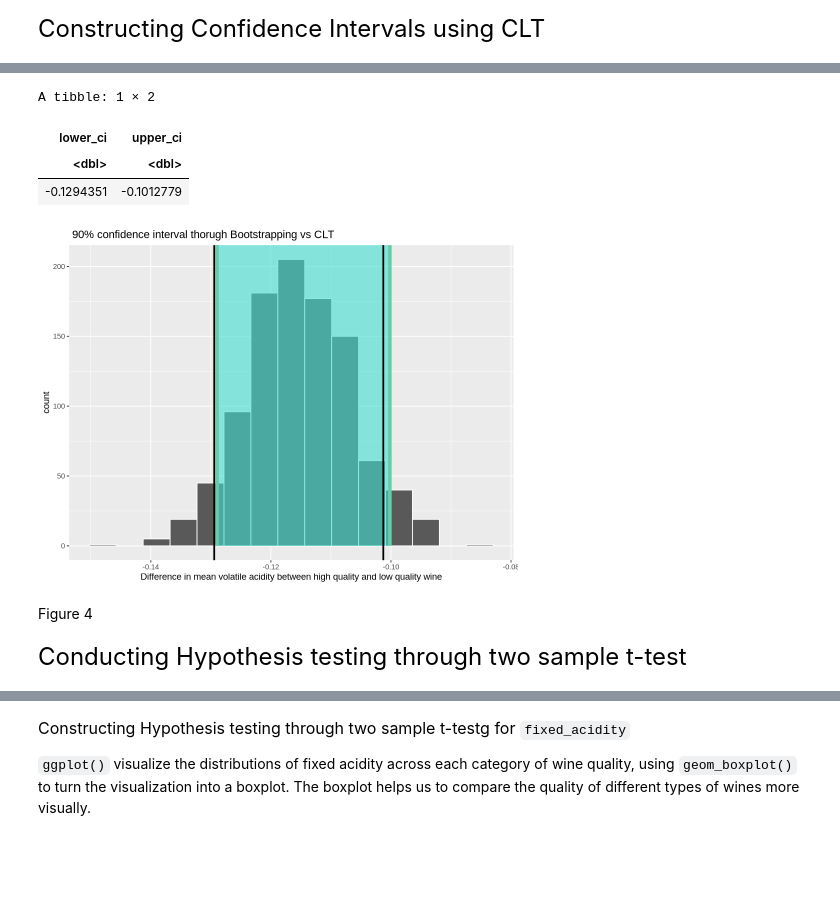
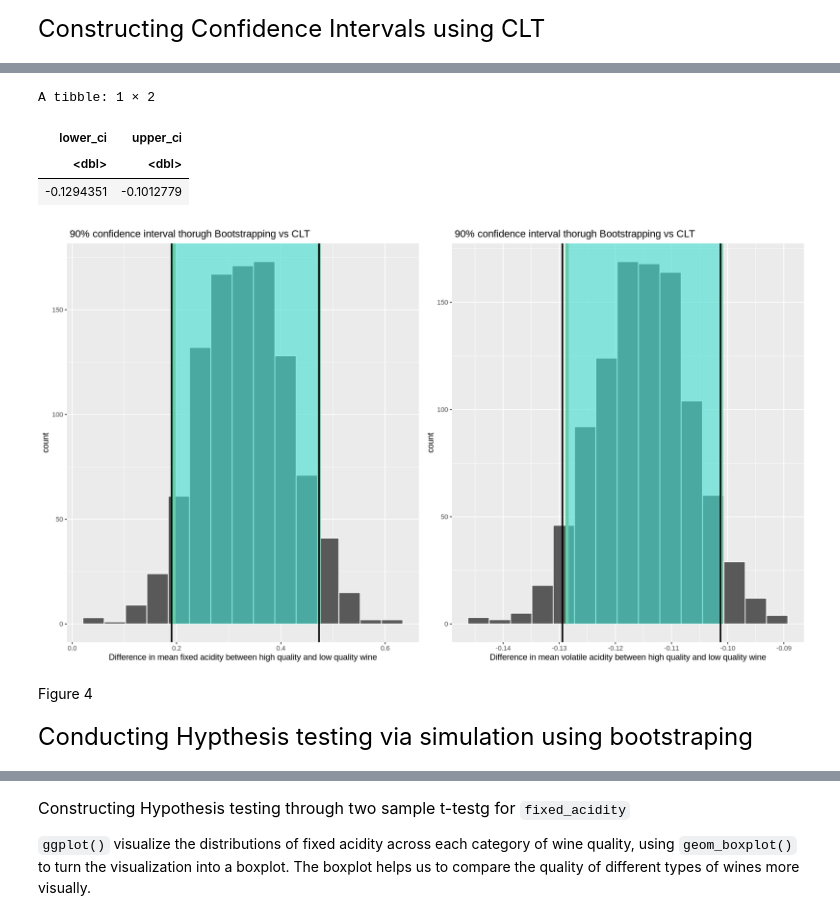
Before and after one commit to aleong2004/Wine-Composition, a Jupyter notebook: proposal.ipynb, the cells around one changed output, grey strips where cells are left out. Saved outputs shown, nothing was run; the diff lists cells and outputs as text; code cells hidden in the pictures; blank space fills up the shorter version.

Commit message:
rearranged code and added pvalue for HT through bootstrapping

```diff
--- a/proposal.ipynb
+++ b/proposal.ipynb
@@ -292,6 +296,7 @@ va_l_mean <- summary_stats$Volatile_Acidity_Mean[1]
 va_l_se <- summary_stats$Volatile_Acidity_SD[1]/sqrt(summary_stats$n[1])
 va_sd_diff <- sqrt((va_h_se)^2+(va_l_se)^2)
 va_diff_means <- va_h_mean-va_l_mean
+#Calculating the confidence interval
 va_clt_ci <-
      tibble(lower_ci = va_diff_means + qnorm(0.05) * sqrt((va_h_se)^2+(va_l_se)^2),
             upper_ci = va_diff_means + qnorm(0.95) * sqrt((va_h_se)^2+(va_l_se)^2))
@@ -302,15 +307,17 @@ clt_vs_bs_ci_2<-
 geom_vline(data = va_clt_ci, aes(xintercept=lower_ci), color="black", lwd = 1)+
 geom_vline(data = va_clt_ci, aes(xintercept=upper_ci), color="black", lwd = 1) +
 labs(x= "Difference in mean volatile acidity between high quality and low quality wine",title = " 90% confidence interval thorugh Bootstrapping vs CLT")
-
-clt_vs_bs_ci_2
 # %% [output]
 A tibble: 1 × 2
 | lower_ci | upper_ci |
 | <dbl> | <dbl> |
 | -0.1294351 | -0.1012779 |
-[figure, removed]
+# %%
+options(repr.plot.width=14,repr.plot.height=8)
+plot_grid(clt_vs_bs_ci,clt_vs_bs_ci_2)
+# %% [output]
+[figure, added]
 # %% [markdown]
 Figure 4
 # %% [markdown]
-<font size="5">Conducting Hypothesis testing through two sample t-test</font>
+<font size="5">Conducting Hypthesis testing via simulation using bootstraping</font>
```
Also changed, not shown: parts of 31 cells of this notebook.
